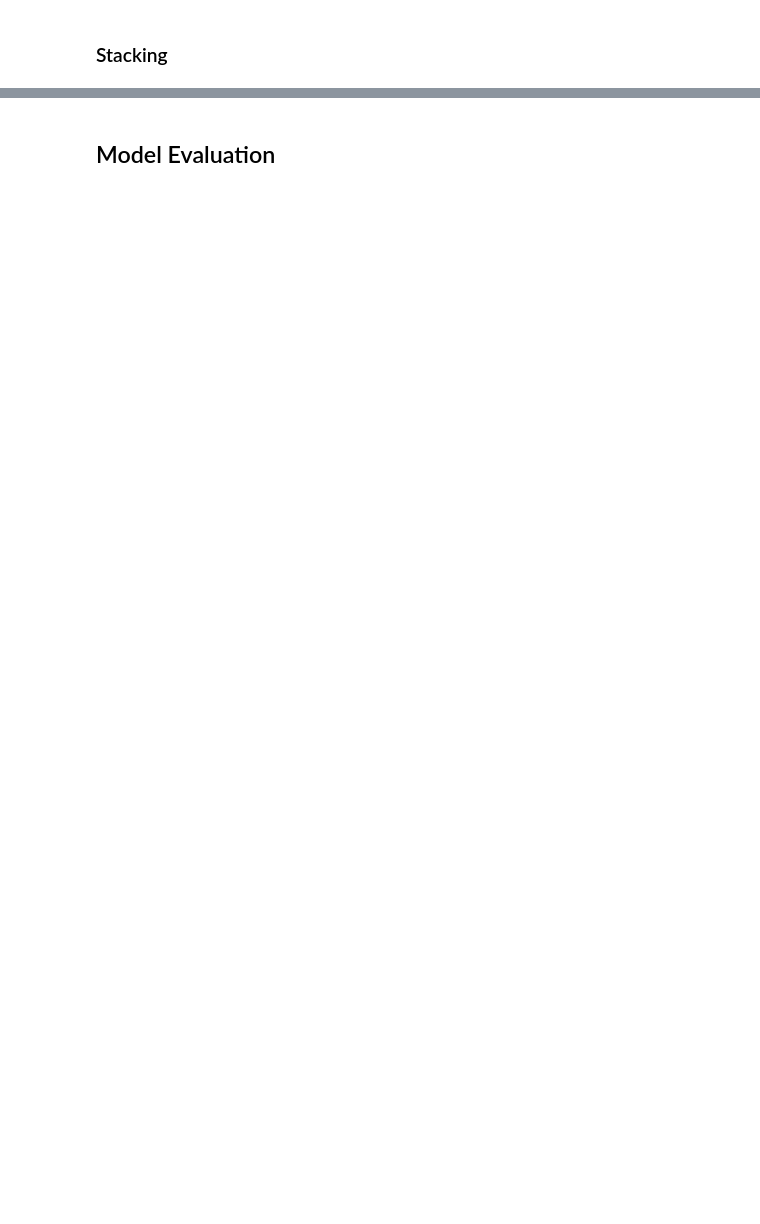
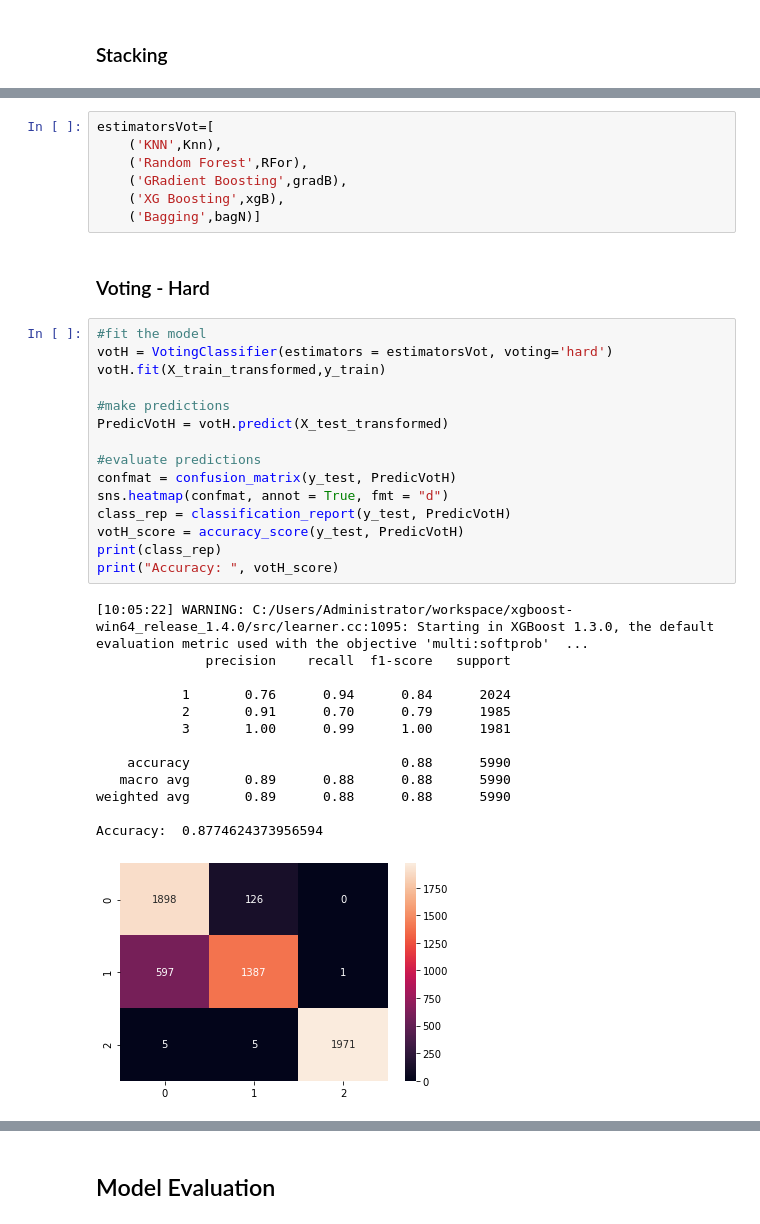
Before and after one commit to Inon-Sinn/Project-Gmar-2, a Jupyter notebook: Part 4 Hands.ipynb, the cells around one changed output, grey strips where cells are left out. Saved outputs shown, nothing was run; the diff lists cells and outputs as text; blank space fills up the shorter version.

```diff
--- a/Part 4 Hands.ipynb
+++ b/Part 4 Hands.ipynb
@@ -636,0 +802,38 @@ print("Accuracy: ", Stk_score)
+# %%
+estimatorsVot=[
+    ('KNN',Knn),
+    ('Random Forest',RFor),
+    ('GRadient Boosting',gradB),
+    ('XG Boosting',xgB),
+    ('Bagging',bagN)]
+# %% [markdown]
+### Voting - Hard
+# %%
+#fit the model
+votH = VotingClassifier(estimators = estimatorsVot, voting='hard')
+votH.fit(X_train_transformed,y_train)
+
+#make predictions
+PredicVotH = votH.predict(X_test_transformed)
+
+#evaluate predictions
+confmat = confusion_matrix(y_test, PredicVotH)
+sns.heatmap(confmat, annot = True, fmt = "d")
+class_rep = classification_report(y_test, PredicVotH)
+votH_score = accuracy_score(y_test, PredicVotH)
+print(class_rep)
+print("Accuracy: ", votH_score)
+# %% [output]
+[10:05:22] WARNING: C:/Users/Administrator/workspace/xgboost-win64_release_1.4.0/src/learner.cc:1095: Starting in XGBoost 1.3.0, the default evaluation metric used with the objective 'multi:softprob'  ...
+              precision    recall  f1-score   support
+
+           1       0.76      0.94      0.84      2024
+           2       0.91      0.70      0.79      1985
+           3       1.00      0.99      1.00      1981
+
+    accuracy                           0.88      5990
+   macro avg       0.89      0.88      0.88      5990
+weighted avg       0.89      0.88      0.88      5990
+
+Accuracy:  0.8774624373956594
+[figure, added]
```
Also changed, not shown: parts of 31 cells of this notebook.
